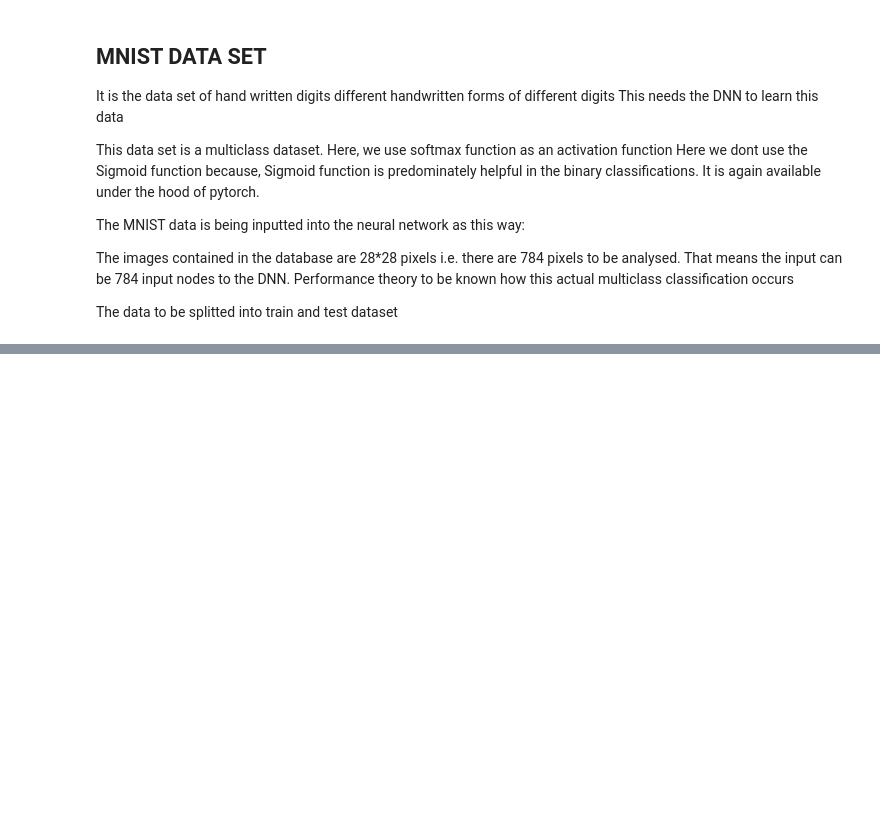
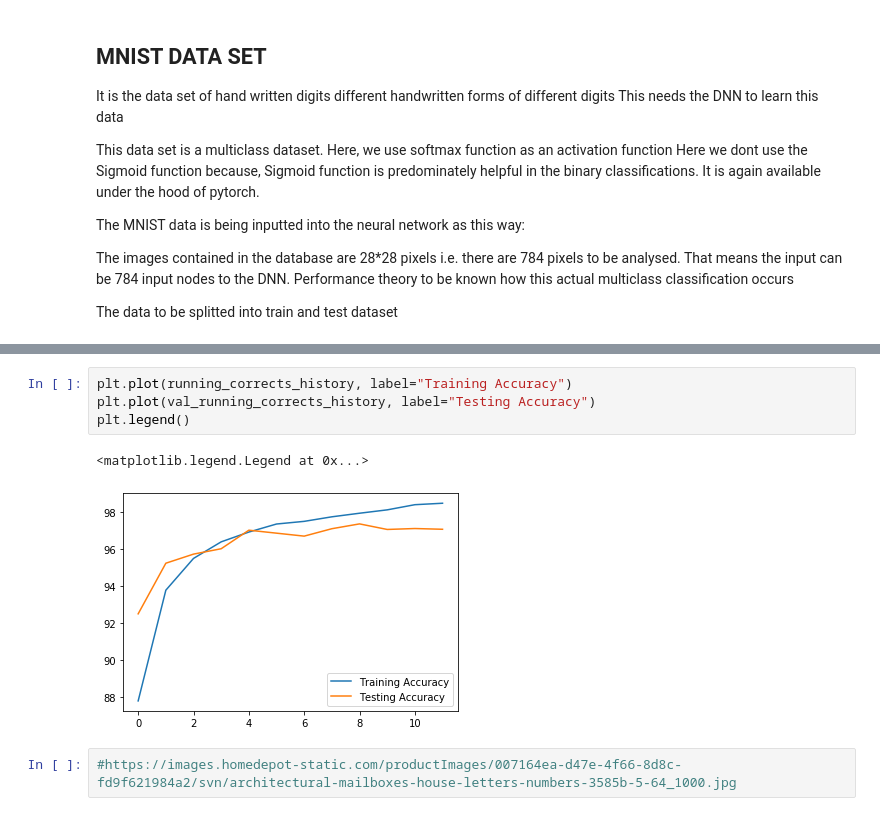
Before and after one commit to Pruthviraj98/Dip_Lern, a Jupyter notebook: MNIST_CLASSIFICATION USNIG DNN.ipynb, the cells around one changed output, grey strips where cells are left out. Cells and saved outputs as stored; diff of their text form; blank space fills up the shorter version.

```diff
--- a/MNIST_CLASSIFICATION USNIG DNN.ipynb
+++ b/MNIST_CLASSIFICATION USNIG DNN.ipynb
@@ -65,0 +165,9 @@ training_loader=torch.utils.data.DataLoader(dataset=training_dataset)
+# %%
+plt.plot(running_corrects_history, label="Training Accuracy")
+plt.plot(val_running_corrects_history, label="Testing Accuracy")
+plt.legend()
+# %% [output]
+<matplotlib.legend.Legend at 0x...>
+[figure, added]
+# %%
+#https://images.homedepot-static.com/productImages/007164ea-d47e-4f66-8d8c-fd9f621984a2/svn/architectural-mailboxes-house-letters-numbers-3585b-5-64_1000.jpg
```
Also changed, not shown: parts of 17 cells of this notebook.
